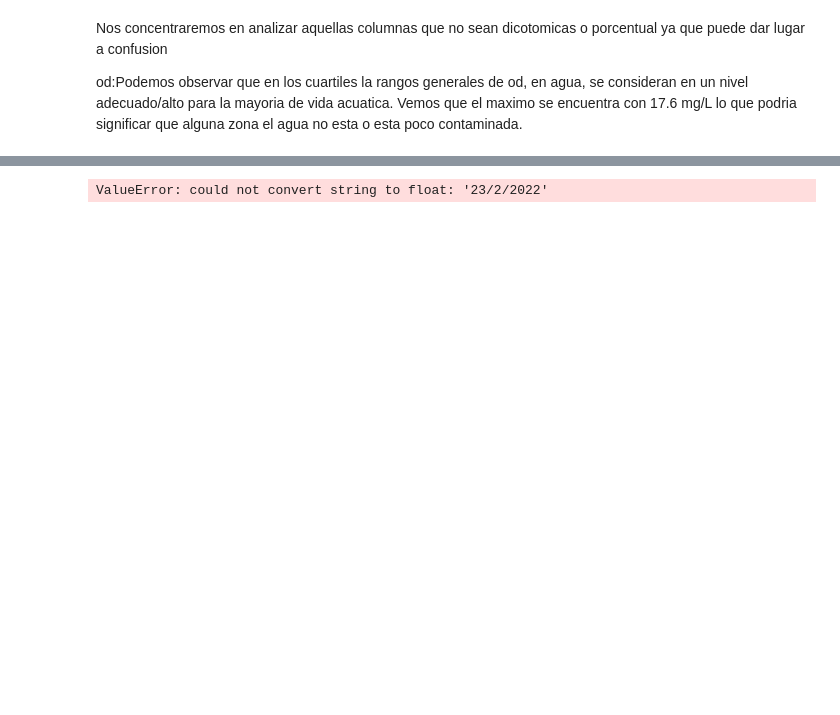
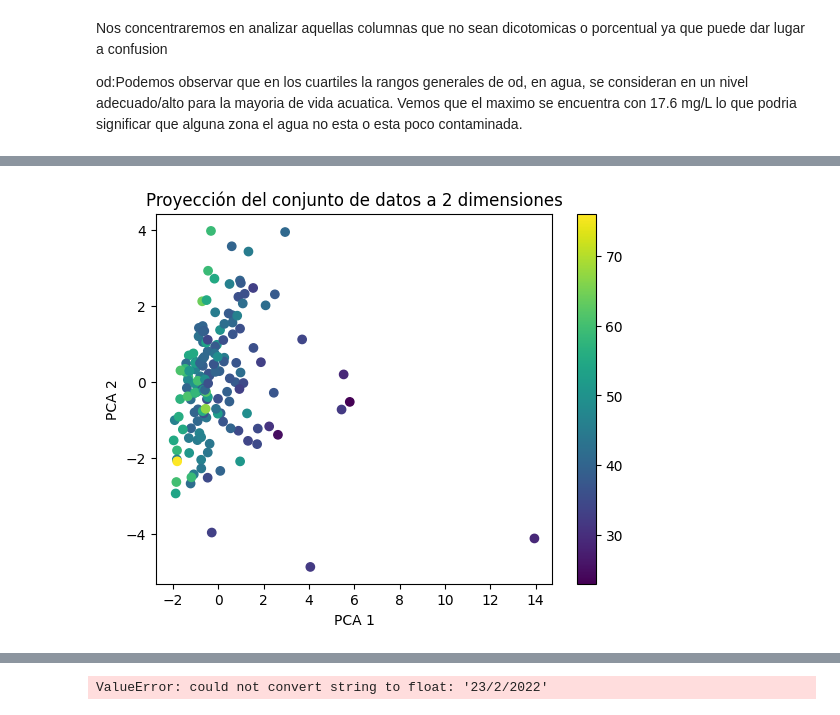
Before and after one commit to muller10000/tp-especial-ciencia-datos, a Jupyter notebook: Ejercicioespecial.ipynb, the cells around one changed output, grey strips where cells are left out. Drawn from its saved outputs; the diff is of its cells as text; code cells hidden in the pictures; blank space fills up the shorter version.

```diff
--- a/Ejercicioespecial.ipynb
+++ b/Ejercicioespecial.ipynb
@@ -409,0 +459,10 @@ plt.show()
+# %%
+plt.scatter(principal_Component[:,0],principal_Component[:,1],c = copy_dataset["ica"],cmap="viridis")
+
+plt.xlabel("PCA 1")
+plt.ylabel("PCA 2")
+plt.title('Proyección del conjunto de datos a 2 dimensiones')
+plt.colorbar()
+plt.show()
+# %% [output]
+[figure, added]
```
Also changed, not shown: parts of 39 cells of this notebook.
